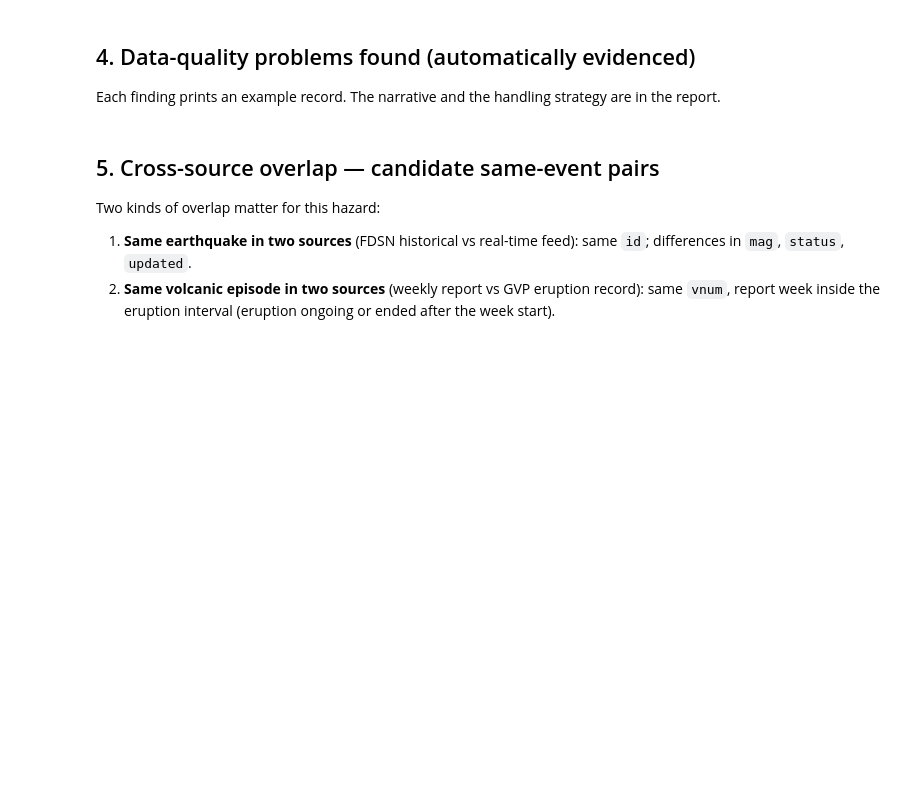
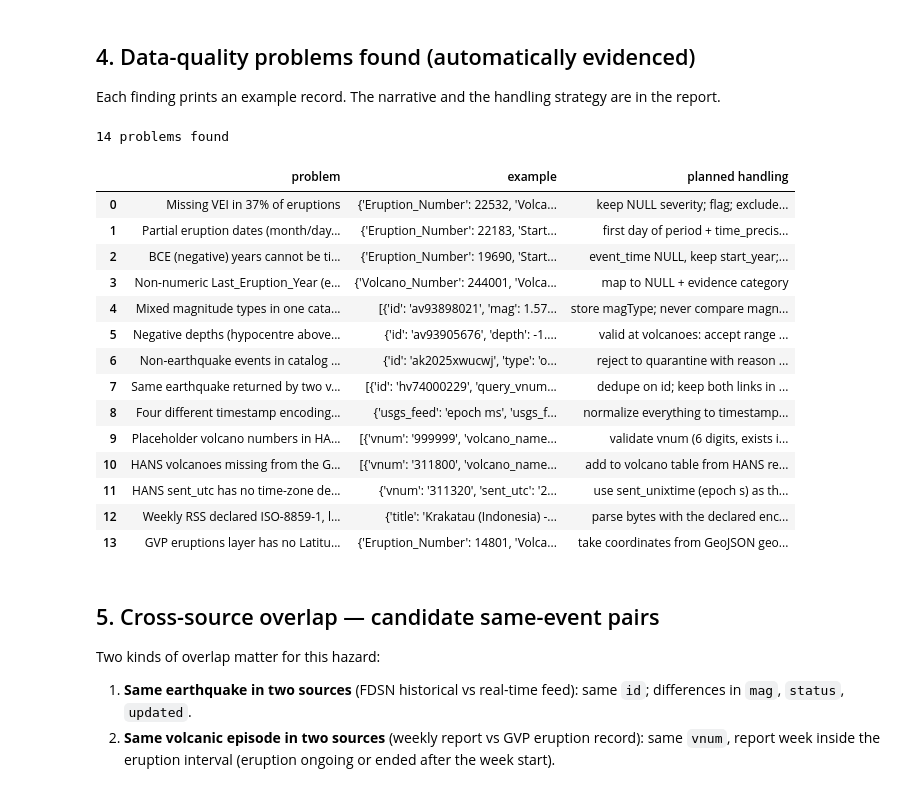
Before and after one commit to jhonatanvj/Proyecto_Analisis_De_Datos, a Jupyter notebook: notebooks/01_source_profiling.ipynb, the cells around one changed output. Cells and saved outputs as stored; diff of their text form; code cells hidden in the pictures; blank space fills up the shorter version.

```diff
--- a/notebooks/01_source_profiling.ipynb
+++ b/notebooks/01_source_profiling.ipynb
@@ -248,34 +551,67 @@ if len(x): finding("Non-numeric Last_Eruption_Year (e.g. 'Unknown')", x[[VN, VNA
 if fdsn["magType"].nunique() > 1:
     finding(f"Mixed magnitude types in one catalog ({fdsn['magType'].nunique()} types)",
             fdsn.groupby("magType").head(1)[["id", "mag", "magType"]].head(3).to_dict("records"),
             "store magType; never compare magnitudes of different types without labeling")
 x = fdsn[fdsn["depth"] < 0].head(1)
 if len(x): finding("Negative depths (hypocentre above sea level)", x[["id", "depth", "place"]].to_dict("records")[0],
                    "valid at volcanoes: accept range [-5, 800] km")
 x = fdsn[fdsn["type"] != "earthquake"].head(1)
 if len(x): finding("Non-earthquake events in catalog (explosion, quarry blast, ...)",
                    x[["id", "type", "place"]].to_dict("records")[0], "reject to quarantine with reason 'non_tectonic_type'")
 x = fdsn[fdsn["id"].duplicated(keep=False)].sort_values("id").head(2)
 if len(x): finding("Same earthquake returned by two volcano queries", x[["id", "query_vnum"]].to_dict("records"),
                    "dedupe on id; keep both links in volcano_earthquake")
 for c in ("magError", "depthError", "horizontalError", "nst", "gap", "dmin", "rms"):
     if c in fdsn and fdsn[c].isna().mean() > 0.2:
         finding(f"High null rate in FDSN quality field '{c}' ({fdsn[c].isna().mean():.0%})",
                 fdsn[fdsn[c].isna()][["id", c]].head(1).to_dict("records")[0], "optional field: keep NULL, not used in rules")
         break
 x = feed[feed["mag"].isna()].head(1)
 if len(x): finding("Feed events without magnitude", x[["id", "mag", "status"]].to_dict("records")[0],
                    "accept with NULL severity; exclude from magnitude indicators")
 x = weekly[weekly["volcano_number"].isna() | ~weekly["title_parse_ok"]].head(1)
 if len(x): finding("Weekly item without parseable vnum/title", x[["title", "link"]].to_dict("records")[0],
                    "name match fallback; else quarantine 'unlinked_report'")
 x = weekly[weekly["volcano_name"].str.contains(",", na=False)].head(1)
 if len(x): finding("Inverted names with commas ('Ruiz, Nevado del') -> naive name joins fail",
                    x[["volcano_name", "volcano_number"]].to_dict("records")[0], "join by vnum, never by name")
 finding("Four different timestamp encodings across sources",
         {"usgs_feed": "epoch ms", "usgs_fdsn": "ISO-8601 Z", "rss": "RFC-822 pubDate + text week range",
-         "gvp": "separate year/month/day ints"}, "normalize everything to timestamptz UTC")
+         "gvp": "separate year/month/day ints", "hans": "epoch s + naive 'YYYY-MM-DD HH:MM:SS'"}, "normalize everything to timestamptz UTC")
+bad_v = hans_us[hans_us["vnum"].astype(str).isin(["0", "999999"])]
+if len(bad_v): finding("Placeholder volcano numbers in HANS ('0', '999999')",
+                       bad_v[["vnum", "volcano_name"]].head(2).to_dict("records"),
+                       "validate vnum (6 digits, exists in volcano table); otherwise quarantine 'invalid_vnum'")
+nh = hans_us[~hans_us["vnum"].astype(str).isin(gvp_vn) & ~hans_us.index.isin(bad_v.index)]
+if len(nh): finding("HANS volcanoes missing from the GVP Holocene list (e.g. Pleistocene calderas)",
+                    nh[["vnum", "volcano_name"]].head(3).to_dict("records"),
+                    "add to volcano table from HANS reference (source='usgs_hans'), flag holocene=false")
+finding("HANS sent_utc has no time-zone designator", hans[["vnum", "sent_utc", "sent_unixtime"]].head(1).to_dict("records")[0],
+        "use sent_unixtime (epoch s) as the UTC timestamp; sent_utc only for display")
+finding("Weekly RSS declared ISO-8859-1, links are generic (vnum only inside <guid>), feed can be stale",
+        weekly[["title", "link", "guid", "pub_date_utc"]].head(1).to_dict("records")[0],
+        "parse bytes with the declared encoding; vnum from guid; freshness check on Last-Modified")
+finding("GVP eruptions layer has no Latitude/Longitude properties (only geometry)",
+        eruptions[[EN, EVN, "_lat", "_lon"]].head(1).to_dict("records")[0],
+        "take coordinates from GeoJSON geometry; cross-check with volcano position by vnum")
 dq = pd.DataFrame(findings); print(len(dq), "problems found"); dq
+# %% [output]
+14 problems found
+|  | problem | example | planned handling |
+| 0 | Missing VEI in 37% of eruptions | {'Eruption_Number': 22532, 'Volca... | keep NULL severity; flag; exclude... |
+| 1 | Partial eruption dates (month/day... | {'Eruption_Number': 22183, 'Start... | first day of period + time_precis... |
+| 2 | BCE (negative) years cannot be ti... | {'Eruption_Number': 19690, 'Start... | event_time NULL, keep start_year;... |
+| 3 | Non-numeric Last_Eruption_Year (e... | {'Volcano_Number': 244001, 'Volca... | map to NULL + evidence category |
+| 4 | Mixed magnitude types in one cata... | [{'id': 'av93898021', 'mag': 1.57... | store magType; never compare magn... |
+| 5 | Negative depths (hypocentre above... | {'id': 'av93905676', 'depth': -1.... | valid at volcanoes: accept range ... |
+| 6 | Non-earthquake events in catalog ... | {'id': 'ak2025xwucwj', 'type': 'o... | reject to quarantine with reason ... |
+| 7 | Same earthquake returned by two v... | [{'id': 'hv74000229', 'query_vnum... | dedupe on id; keep both links in ... |
+| 8 | Four different timestamp encoding... | {'usgs_feed': 'epoch ms', 'usgs_f... | normalize everything to timestamp... |
+| 9 | Placeholder volcano numbers in HA... | [{'vnum': '999999', 'volcano_name... | validate vnum (6 digits, exists i... |
+| 10 | HANS volcanoes missing from the G... | [{'vnum': '311800', 'volcano_name... | add to volcano table from HANS re... |
+| 11 | HANS sent_utc has no time-zone de... | {'vnum': '311320', 'sent_utc': '2... | use sent_unixtime (epoch s) as th... |
+| 12 | Weekly RSS declared ISO-8859-1, l... | {'title': 'Krakatau (Indonesia) -... | parse bytes with the declared enc... |
+| 13 | GVP eruptions layer has no Latitu... | {'Eruption_Number': 14801, 'Volca... | take coordinates from GeoJSON geo... |
 # %% [markdown]
 ## 5. Cross-source overlap — candidate same-event pairs
 Two kinds of overlap matter for this hazard:
```
Also changed, not shown: parts of 26 cells of this notebook, 54 other files.
